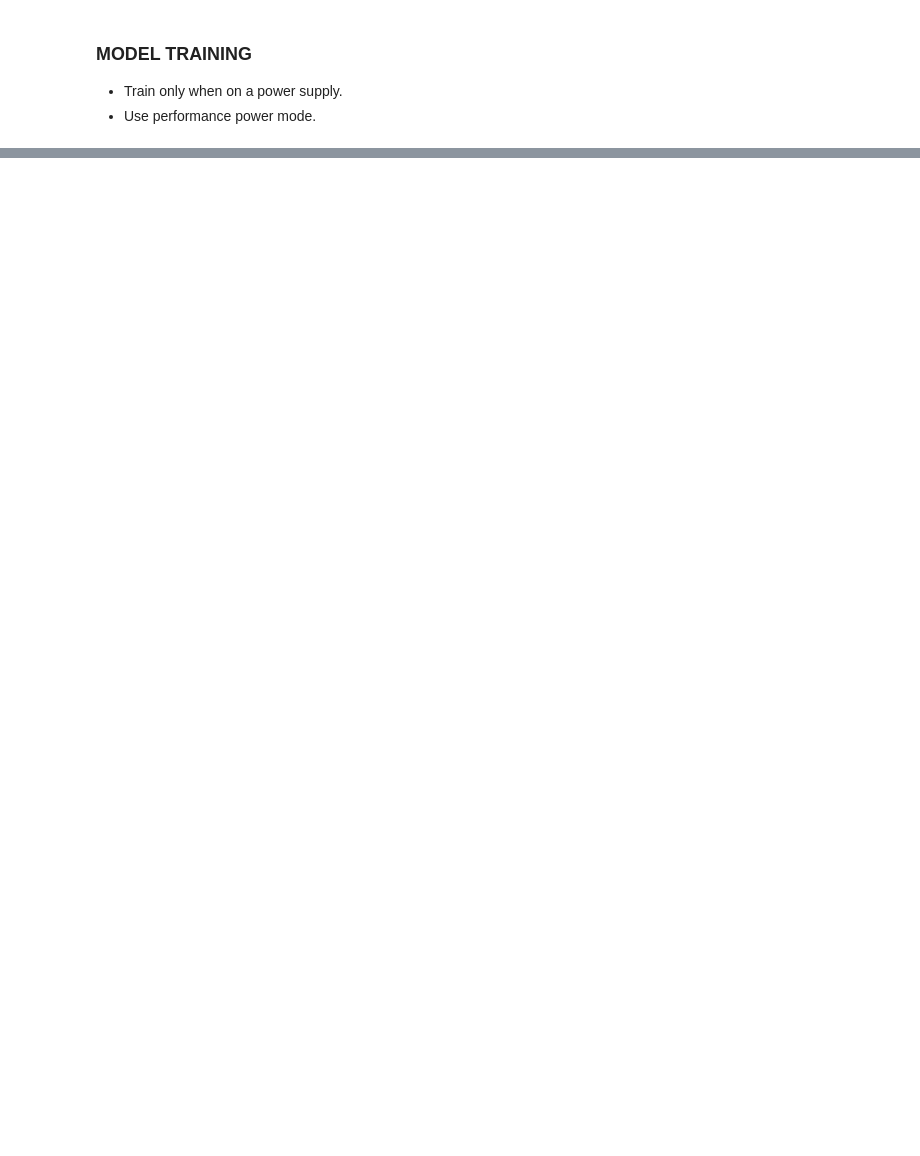
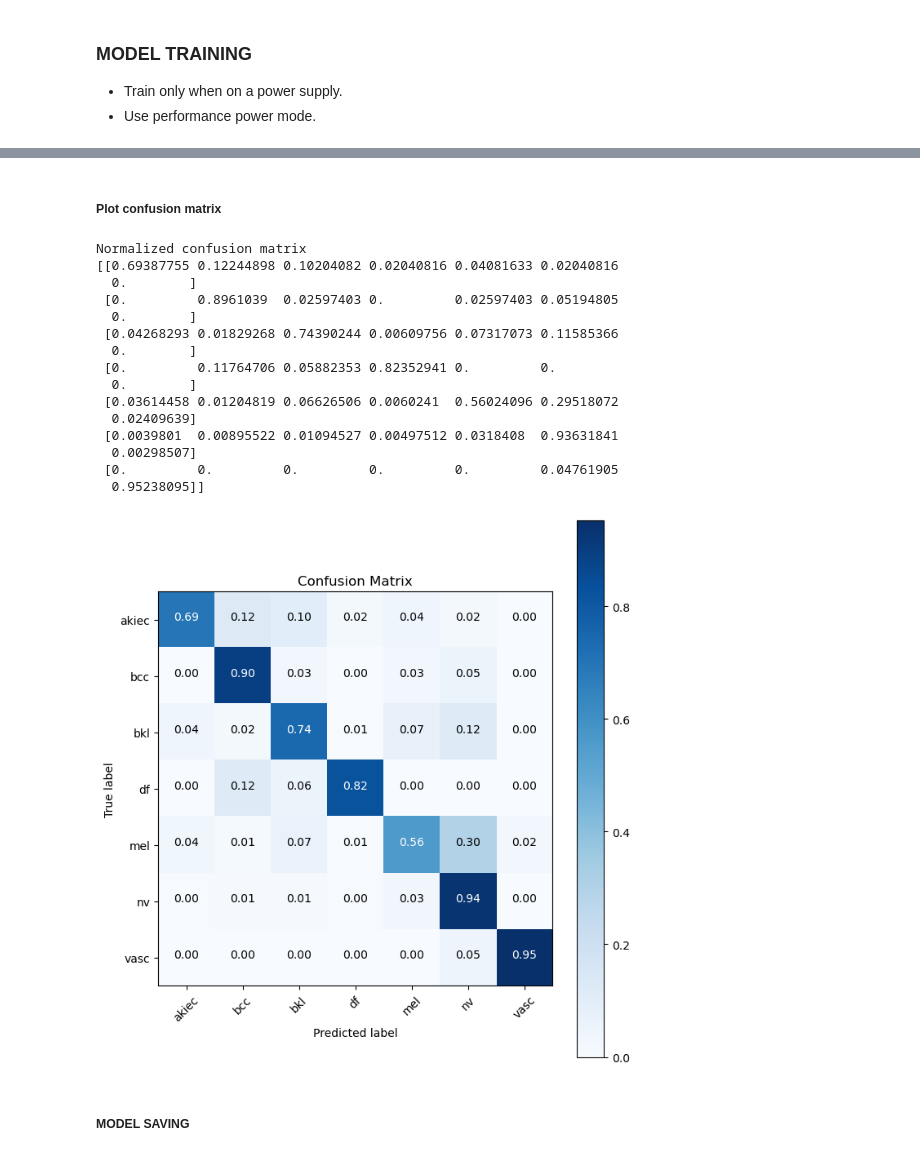
Before and after one commit to caffeinekeyboard/Skin_Cancer_Diagnosis, a Jupyter notebook: Model_Construction/InceptionResNetV2/InceptionResNetV2_Build.ipynb, the cells around one changed output, grey strips where cells are left out. Saved outputs shown, nothing was run; the diff lists cells and outputs as text; code cells hidden in the pictures; blank space fills up the shorter version.

```diff
--- a/Model_Construction/InceptionResNetV2/InceptionResNetV2_Build.ipynb
+++ b/Model_Construction/InceptionResNetV2/InceptionResNetV2_Build.ipynb
@@ -191,0 +227,5 @@ df.to_csv('hist3.csv')
+# %%
+predictions = incres_model.predict(test_image_gen, verbose=1)
+predictions = predictions.argmax(axis=1)
+
+test_labels = test_image_gen.classes
@@ -191,0 +254,58 @@ df.to_csv('hist3.csv')
+# %% [markdown]
+##### Plot confusion matrix
+# %%
+import itertools
+
+def plot_confusion_matrix(cm, classes,
+                          normalize=True,
+                          title='Confusion matrix',
+                          cmap=plt.cm.Blues):
+    if normalize:
+        cm = cm.astype('float') / cm.sum(axis=1)[:, np.newaxis]
+        print("Normalized confusion matrix")
+    else:
+        print('Confusion matrix, without normalization')
+
+    print(cm)
+
+    plt.figure(figsize=(7,7))
+    plt.imshow(cm, interpolation='nearest', cmap=cmap)
+    plt.title(title)
+    plt.colorbar()
+    tick_marks = np.arange(len(classes))
+    plt.xticks(tick_marks, classes, rotation=45)
+    plt.yticks(tick_marks, classes)
+
+    fmt = '.2f' if normalize else 'd'
+    thresh = cm.max() / 2.
+    for i, j in itertools.product(range(cm.shape[0]), range(cm.shape[1])):
+        plt.text(j, i, format(cm[i, j], fmt),
+                 horizontalalignment="center",
+                 color="white" if cm[i, j] > thresh else "black")
+    plt.ylabel('True label')
+    plt.xlabel('Predicted label')
+    plt.tight_layout()
+
+cm = sklearn.metrics.confusion_matrix(test_labels, predictions)
+cm_plot_labels = list(test_image_gen.class_indices.keys())
+
+plot_confusion_matrix(cm, cm_plot_labels, title='Confusion Matrix', normalize=True)
+# %% [output]
+Normalized confusion matrix
+[[0.69387755 0.12244898 0.10204082 0.02040816 0.04081633 0.02040816
+  0.        ]
+ [0.         0.8961039  0.02597403 0.         0.02597403 0.05194805
+  0.        ]
+ [0.04268293 0.01829268 0.74390244 0.00609756 0.07317073 0.11585366
+  0.        ]
+ [0.         0.11764706 0.05882353 0.82352941 0.         0.
+  0.        ]
+ [0.03614458 0.01204819 0.06626506 0.0060241  0.56024096 0.29518072
+  0.02409639]
+ [0.0039801  0.00895522 0.01094527 0.00497512 0.0318408  0.93631841
+  0.00298507]
+ [0.         0.         0.         0.         0.         0.04761905
+  0.95238095]]
+[figure, added]
+# %% [markdown]
+##### **MODEL SAVING**
```
Also changed, not shown: parts of 16 cells of this notebook, 7 other files.
